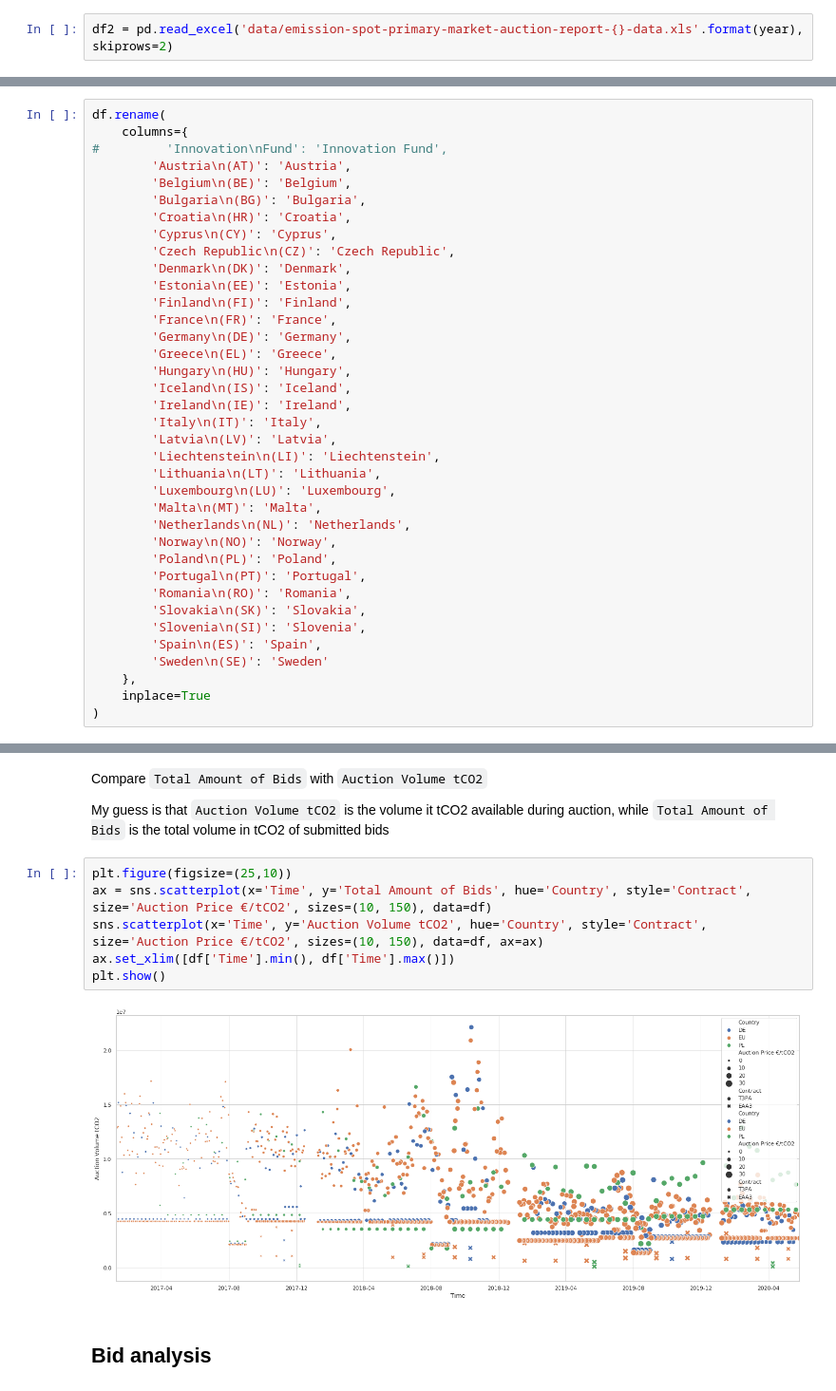
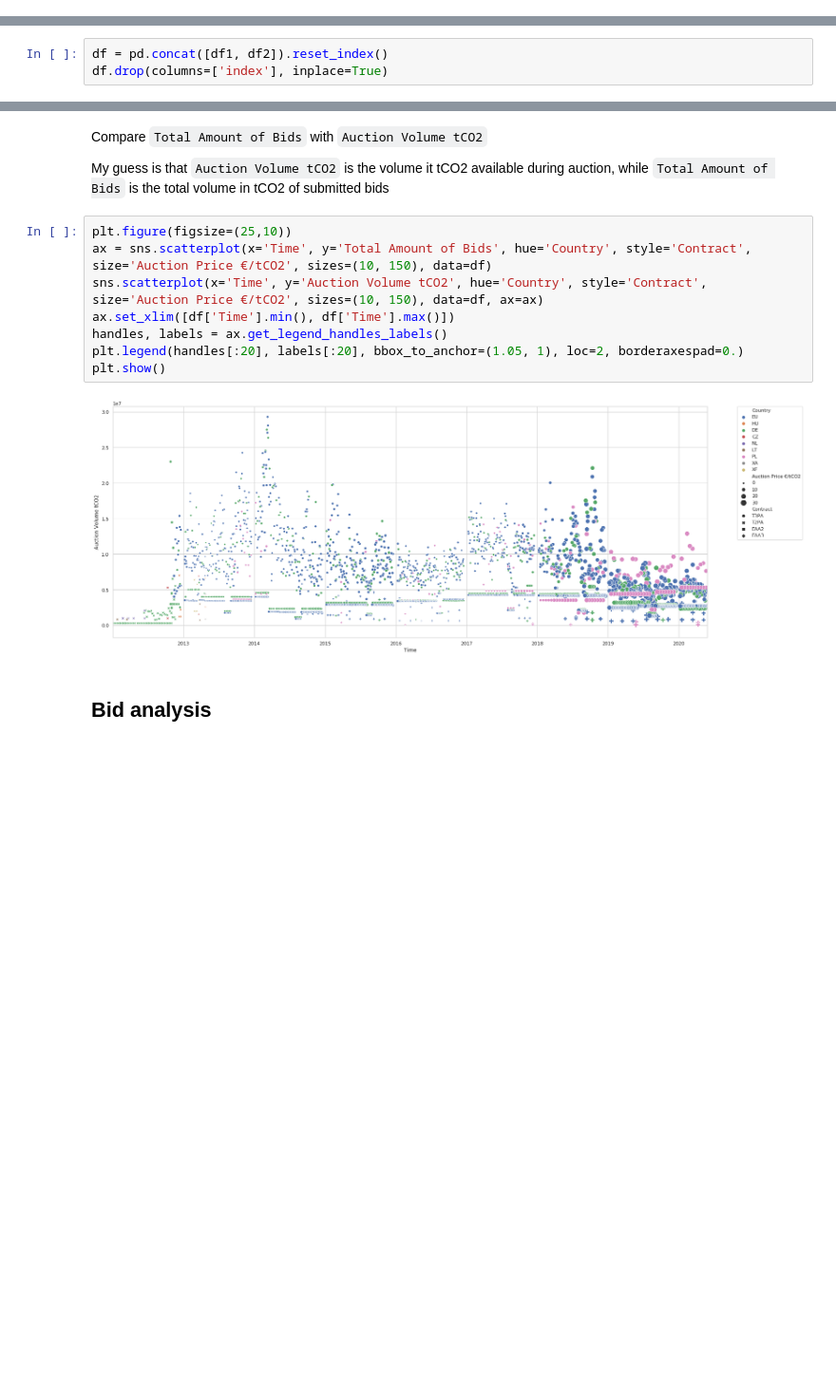
Before and after one commit to alexisthual/ets-allocations-analysis, a Jupyter notebook: ETS_auction_analysis.ipynb, the cells around one changed output, grey strips where cells are left out. Shown at 95% size. Drawn from its saved outputs; the diff is of its cells as text; blank space fills up the shorter version.

Commit message:
Load data from eex for years 2012-2016

```diff
--- a/ETS_auction_analysis.ipynb
+++ b/ETS_auction_analysis.ipynb
@@ -72,3 +171 @@ AttributeError: 'DataFrame' object has no attribute 'tolist'
-# %%
-df2 = pd.read_excel('data/emission-spot-primary-market-auction-report-{}-data.xls'.format(year), skiprows=2)
 # %%
@@ -94,3 +206,6 @@ df = df.drop(columns=['Unnamed: 0'])
+# %%
+df = pd.concat([df1, df2]).reset_index()
+df.drop(columns=['index'], inplace=True)
 # %%
 df.head()
 # %% [output]
@@ -108,37 +218,0 @@ df.head()
-# %%
-df.rename(
-    columns={
-#         'Innovation\nFund': 'Innovation Fund',
-        'Austria\n(AT)': 'Austria',
-        'Belgium\n(BE)': 'Belgium',
-        'Bulgaria\n(BG)': 'Bulgaria',
-        'Croatia\n(HR)': 'Croatia',
-        'Cyprus\n(CY)': 'Cyprus',
-        'Czech Republic\n(CZ)': 'Czech Republic',
-        'Denmark\n(DK)': 'Denmark',
-        'Estonia\n(EE)': 'Estonia',
-        'Finland\n(FI)': 'Finland',
-        'France\n(FR)': 'France',
-        'Germany\n(DE)': 'Germany',
-        'Greece\n(EL)': 'Greece',
-        'Hungary\n(HU)': 'Hungary',
-        'Iceland\n(IS)': 'Iceland',
-        'Ireland\n(IE)': 'Ireland',
-        'Italy\n(IT)': 'Italy',
-        'Latvia\n(LV)': 'Latvia',
-        'Liechtenstein\n(LI)': 'Liechtenstein',
-        'Lithuania\n(LT)': 'Lithuania',
-        'Luxembourg\n(LU)': 'Luxembourg',
-        'Malta\n(MT)': 'Malta',
-        'Netherlands\n(NL)': 'Netherlands',
-        'Norway\n(NO)': 'Norway',
-        'Poland\n(PL)': 'Poland',
-        'Portugal\n(PT)': 'Portugal',
-        'Romania\n(RO)': 'Romania',
-        'Slovakia\n(SK)': 'Slovakia',
-        'Slovenia\n(SI)': 'Slovenia',
-        'Spain\n(ES)': 'Spain',
-        'Sweden\n(SE)': 'Sweden'
-    },
-    inplace=True
-)
@@ -315,11 +406,13 @@ My guess is that `Auction Volume tCO2` is the volume it tCO2 available during au
 # %%
 plt.figure(figsize=(25,10))
 ax = sns.scatterplot(x='Time', y='Total Amount of Bids', hue='Country', style='Contract', size='Auction Price €/tCO2', sizes=(10, 150), data=df)
 sns.scatterplot(x='Time', y='Auction Volume tCO2', hue='Country', style='Contract', size='Auction Price €/tCO2', sizes=(10, 150), data=df, ax=ax)
 ax.set_xlim([df['Time'].min(), df['Time'].max()])
+handles, labels = ax.get_legend_handles_labels()
+plt.legend(handles[:20], labels[:20], bbox_to_anchor=(1.05, 1), loc=2, borderaxespad=0.)
 plt.show()
 # %% [output]
-[figure, old version]
+[figure, new version]
 # %% [markdown]
 ## Bid analysis
 # %%
```
Also changed, not shown: parts of 47 cells of this notebook.
